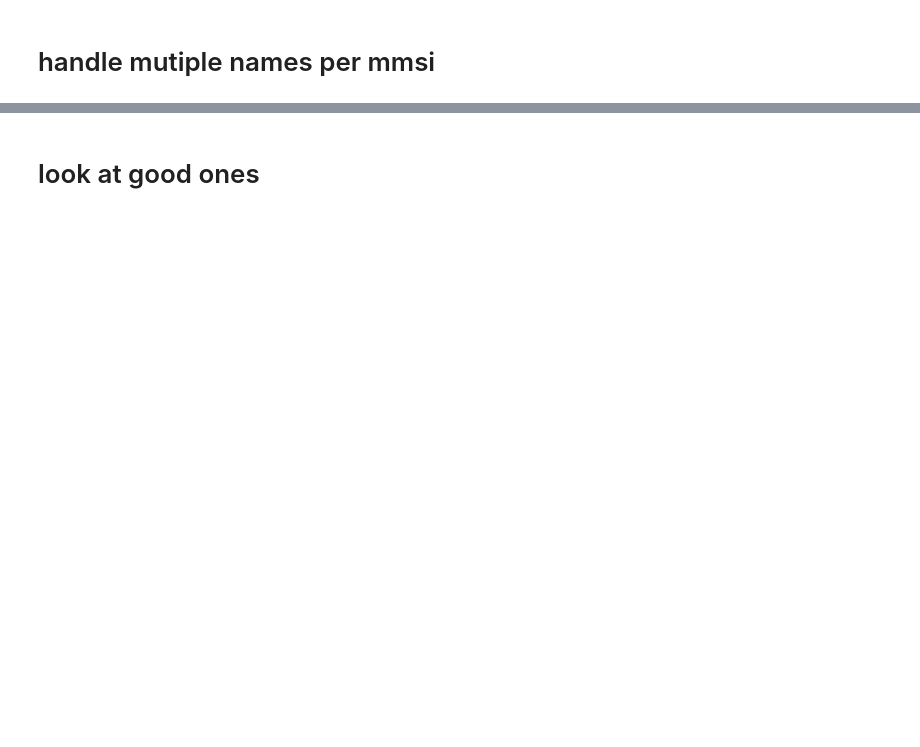
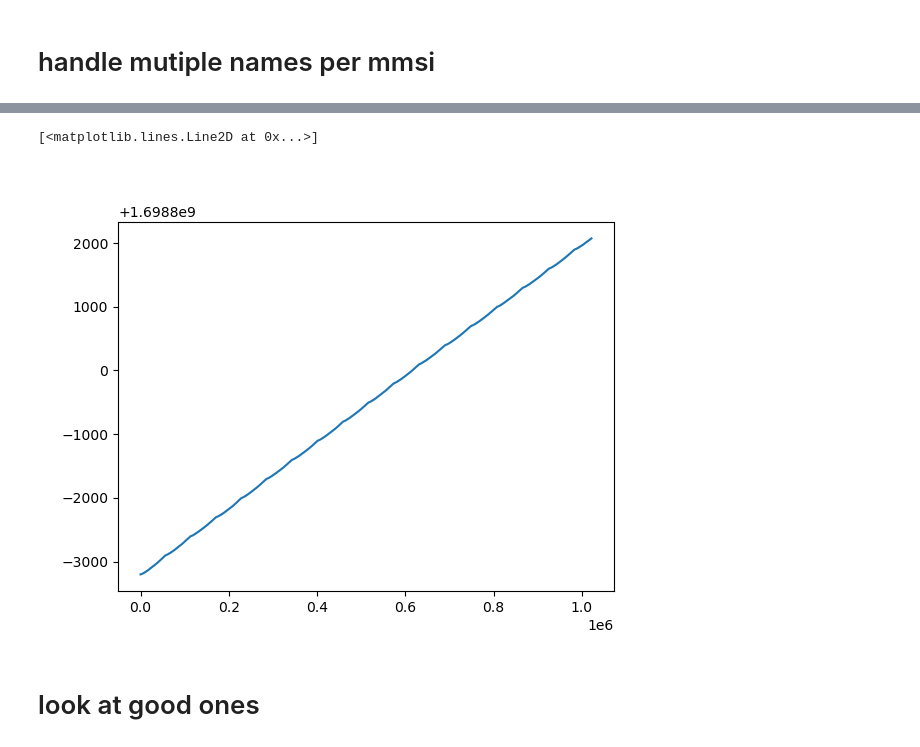
Before and after one commit to giladdanin10/tip-and-que-ships-personal, a Jupyter notebook: explore ships.ipynb, the cells around one changed output, grey strips where cells are left out. Saved outputs shown, nothing was run; the diff lists cells and outputs as text; code cells hidden in the pictures; blank space fills up the shorter version.

```diff
--- a/explore ships.ipynb
+++ b/explore ships.ipynb
@@ -393,3 +485,11 @@ display(info_df.head(40))
+# %%
+item_df = get_item_df(df,info_df.index[17],item_type='mmsi',sort_columns='time')
+diff_data = df['time_seconds']
+plt.figure()
+plt.plot(diff_data)
+# %% [output]
+[<matplotlib.lines.Line2D at 0x...>]
+[figure, added]
 # %% [markdown]
 # look at good ones
 # %%
```
Also changed, not shown: parts of 13 cells of this notebook, 2 other files.
